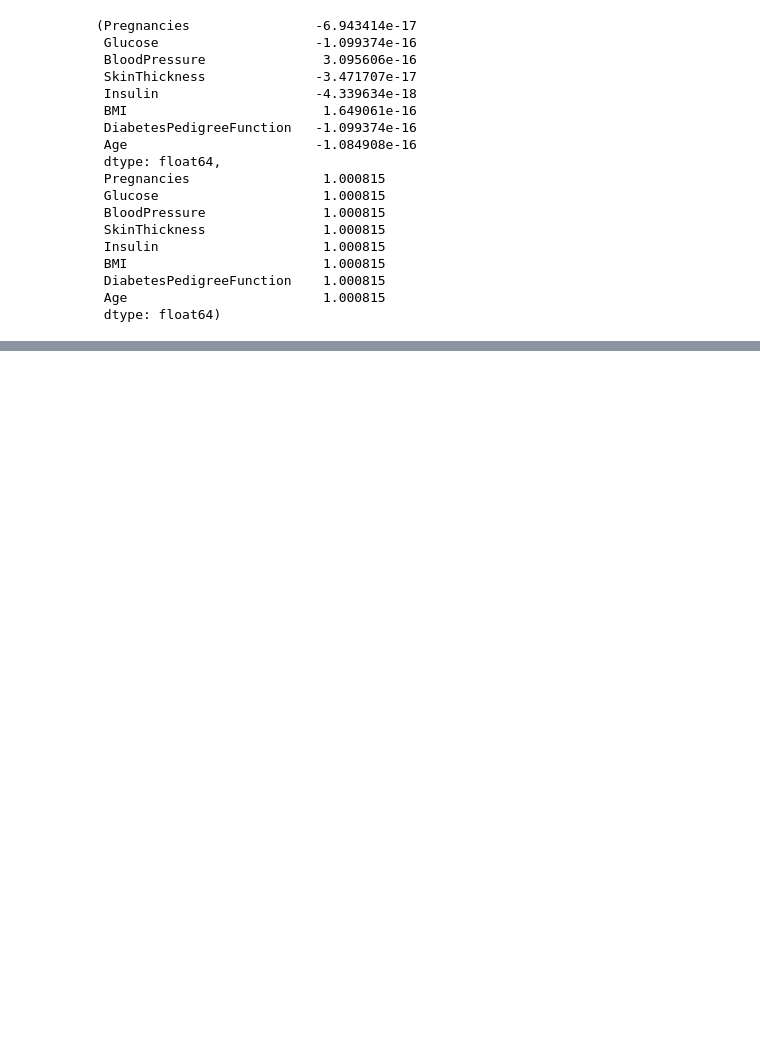
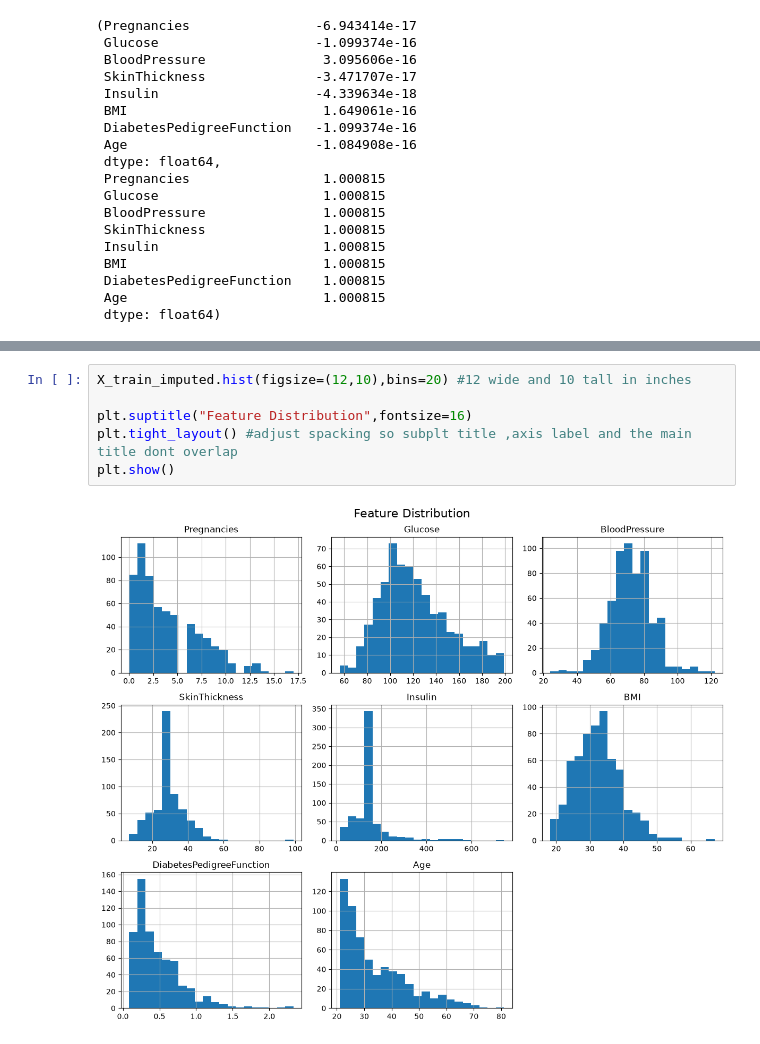
Before and after one commit to supranjal/Diabetes-prediction-ML-, a Jupyter notebook: notebooks/diabetes-prediction.ipynb, the cells around one changed output, grey strips where cells are left out. Drawn from its saved outputs; the diff is of its cells as text; blank space fills up the shorter version.

```diff
--- a/notebooks/diabetes-prediction.ipynb
+++ b/notebooks/diabetes-prediction.ipynb
@@ -345,0 +388,8 @@ X_train_scaled.mean(axis=0), X_train_scaled.std(axis=0) #mean = 0 and std = 1
+# %%
+X_train_imputed.hist(figsize=(12,10),bins=20) #12 wide and 10 tall in inches
+
+plt.suptitle("Feature Distribution",fontsize=16)
+plt.tight_layout() #adjust spacking so subplt title ,axis label and the main title dont overlap
+plt.show()
+# %% [output]
+[figure, added]
```
Also changed, not shown: parts of 8 cells of this notebook.
